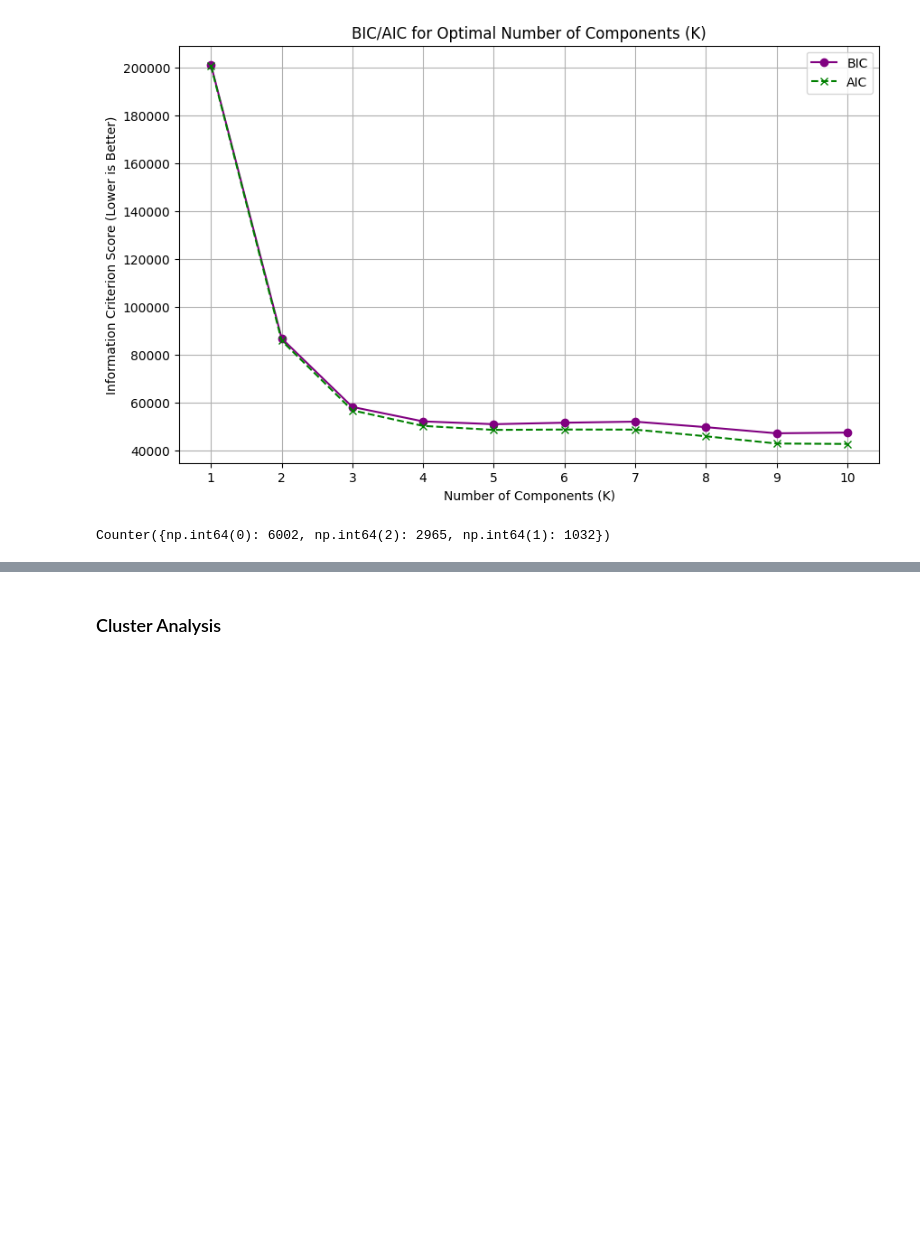
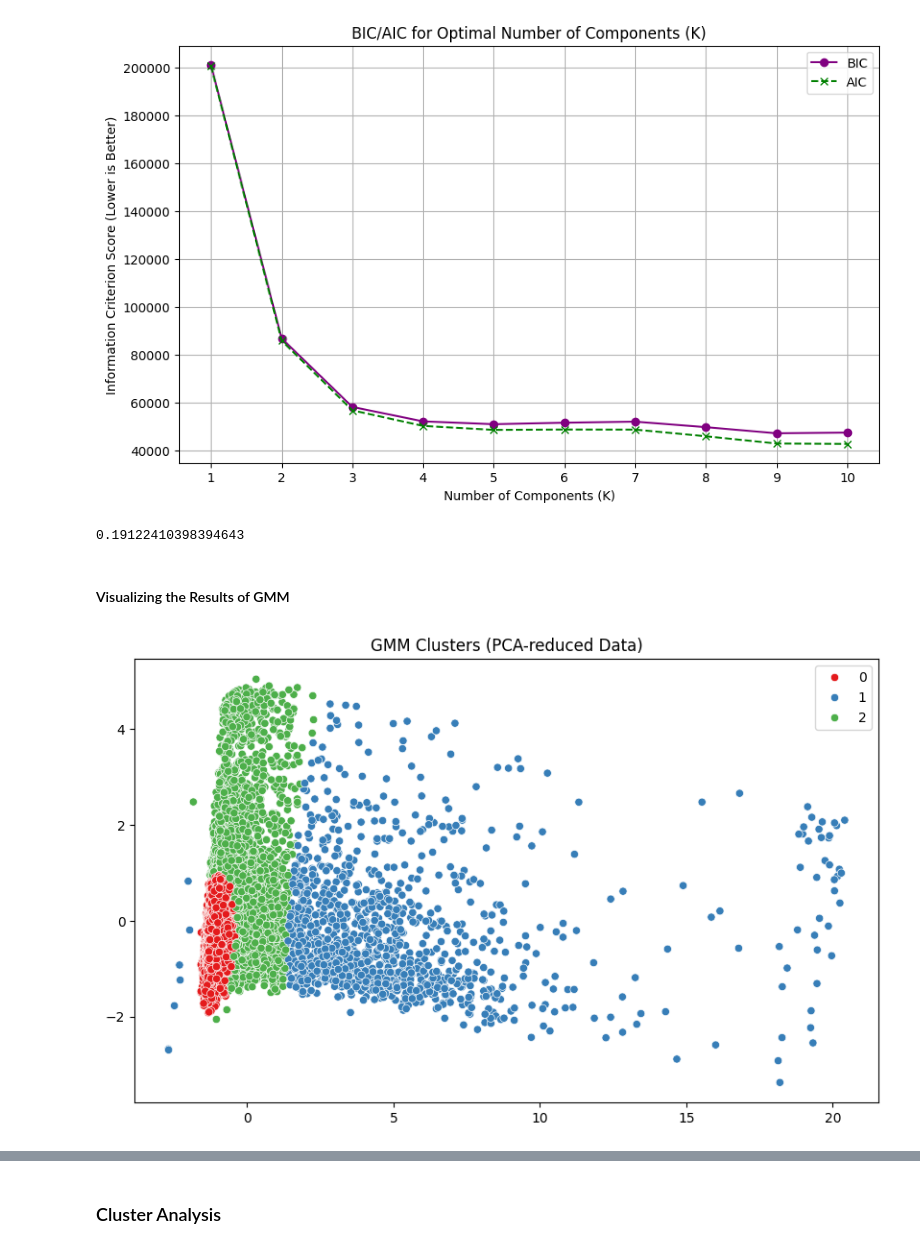
Before and after one commit to WamzMwangi/Advanced_Machine_Learning, a Jupyter notebook: Clustering_Algorithms/Spotify_clustering_project.ipynb, the cells around one changed output, grey strips where cells are left out. Drawn from its saved outputs; the diff is of its cells as text; code cells hidden in the pictures; blank space fills up the shorter version.

```diff
--- a/Clustering_Algorithms/Spotify_clustering_project.ipynb
+++ b/Clustering_Algorithms/Spotify_clustering_project.ipynb
@@ -249,6 +282,21 @@ gmm_final = GaussianMixture(n_components=3,covariance_type='full', random_state=
 gmm_final.fit(scaled_df)
 labels_gmm = gmm_final.predict(scaled_df)
 
-print(collections.Counter(labels_gmm))
+#report silhouette score for GMM
+silhouette_score(scaled_df, labels_gmm, metric='euclidean')
 # %% [output]
-Counter({np.int64(0): 6002, np.int64(2): 2965, np.int64(1): 1032})
+0.19122410398394643
+# %% [markdown]
+#### Visualizing the Results of GMM
+# %%
+gmm_final = GaussianMixture(n_components=3,covariance_type='full', random_state=42)
+gmm_final.fit(pca_result)
+labels_gmm = gmm_final.predict(pca_result)
+# %%
+#plot the clusters
+plt.figure(figsize=(10, 6))
+sns.scatterplot(x=pca_result[:, 0], y=pca_result[:, 1], hue=labels_gmm, palette='Set1')
+plt.title('GMM Clusters (PCA-reduced Data)')
+plt.show()
+# %% [output]
+[figure, added]
```
Also changed, not shown: parts of 25 cells of this notebook.
